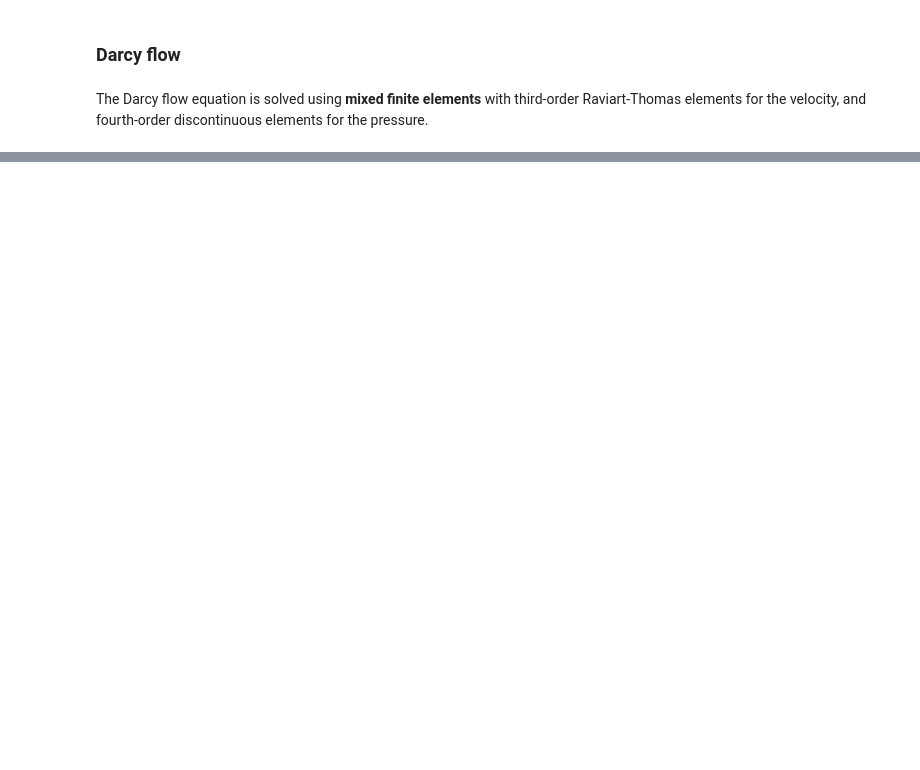
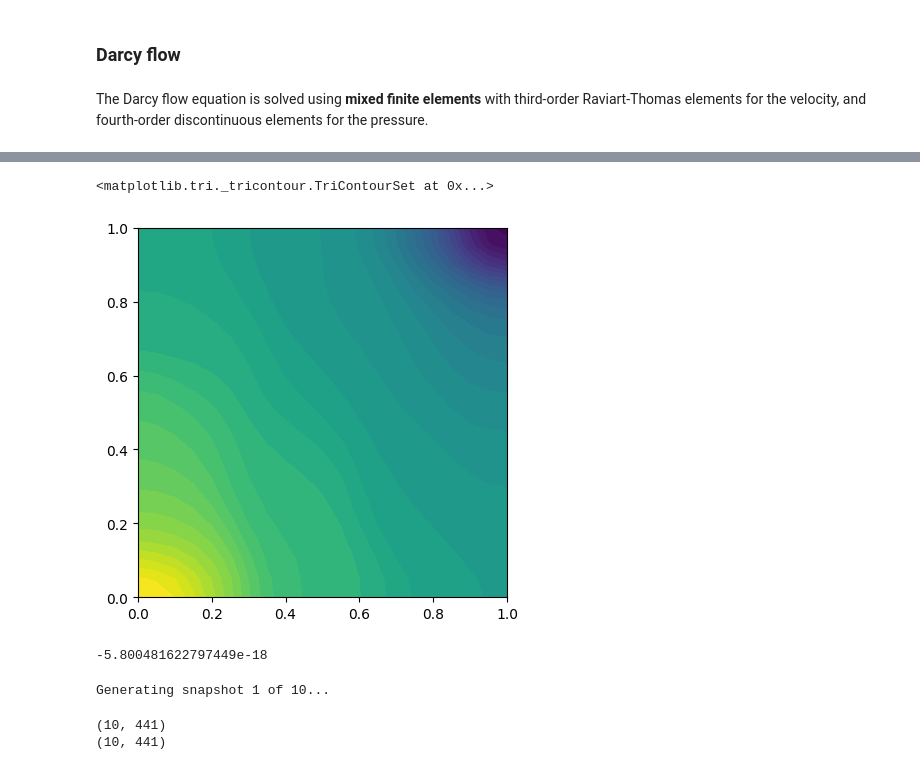
Before and after one commit to FraBet29/APSC_project, a Jupyter notebook: bayesian_network/darcy_flow.ipynb, the cells around one changed output, grey strips where cells are left out. Saved outputs shown, nothing was run; the diff lists cells and outputs as text; code cells hidden in the pictures; blank space fills up the shorter version.

```diff
--- a/bayesian_network/darcy_flow.ipynb
+++ b/bayesian_network/darcy_flow.ipynb
@@ -41,12 +7,0 @@ FE space dimension: 1225
-# %%
-# Input random field definition
-
-l = 0.1 # length scale
-m = 0.0 # kernel mean
-# ker = lambda r: np.exp(- (r - m) ** 2 / l)
-ker = lambda r: np.exp(- np.abs(r - m) / l)
-KLE_dims = [10, 50, 500, 4255]
-K = GaussianRandomField(mesh, kernel=ker, upto=KLE_dims[0]) # dlrom version # Euclidean version
-# K_geo = GaussianRandomField(mesh, kernel=ker, upto=KLE_dims[0], domain=domain) # dlrom version # geodesic version (geodesic_accuracy?) # KeyError: 'stepsize'
-# K = GaussianRandomField(mesh, kernel=ker, upto=KLE_dims[1]) # geogp version # Euclidean version
-clc()
@@ -399,0 +154,63 @@ plt.show()
+# %%
+plot(p)
+# %% [output]
+<matplotlib.tri._tricontour.TriContourSet at 0x...>
+[figure, added]
+# %%
+# Check integral constraint on p
+print(assemble(p * dx(mesh)))
+# %% [output]
+-5.800481622797449e-18
+# %%
+# Generate a toy dataset
+
+n_samples = 10
+
+domain = fe.rectangle((0.0, 0.0), (1.0, 1.0)) # - fe.rectangle((0.3, 0.3), (0.7, 0.7))
+mesh = fe.mesh(domain, stepsize=0.05)
+V = FunctionSpace(mesh, "CG", 1) # used both for p and for the components of u
+
+l = 0.1 # length scale
+ker = lambda r: np.exp(- np.abs(r) / l) # kernel
+KLE_dims = [10, 50, 500, 4255]
+
+G = GaussianRandomField(mesh, kernel=ker, upto=50) # Euclidean version
+# G_geo = GaussianRandomField(mesh, kernel=ker, upto=KLE_dims[0], domain=domain, geodesic_accuracy=0.03) # geodesic version (geodesic_accuracy?) # KeyError: 'stepsize'
+
+K_data = np.zeros((n_samples, G.sample(0).shape[0]))
+p_data = np.zeros((n_samples, V.dim()))
+u_x_data = np.zeros((n_samples, V.dim()))
+u_y_data = np.zeros((n_samples, V.dim()))
+
+snapshots_dir = './snapshots/'
+if not os.path.exists(snapshots_dir):
+    os.makedirs(snapshots_dir)
+
+for n in range(n_samples):
+	if n % 10 == 0:
+		print(f'Generating snapshot {n+1} of {n_samples}...')
+	u, p = Darcy(G, n)
+	u_x = project(u[0], V)
+	u_y = project(u[1], V)
+	K_data[n] = np.exp(G.sample(n))
+	p_data[n] = p.vector().get_local()
+	u_x_data[n] = u_x.vector().get_local()
+	u_y_data[n] = u_y.vector().get_local()
+
+np.save(snapshots_dir+'K.npy', K_data)
+np.save(snapshots_dir+'p.npy', p_data)
+np.save(snapshots_dir+'u_x.npy', u_x_data)
+np.save(snapshots_dir+'u_y.npy', u_y_data)
+# %% [output]
+Generating snapshot 1 of 10...
+# %%
+# Reload data
+
+K_reloaded = np.load(snapshots_dir+'K.npy')
+p_reloaded = np.load(snapshots_dir+'p.npy')
+
+print(K_reloaded.shape)
+print(p_reloaded.shape)
+# %% [output]
+(10, 441)
+(10, 441)
```
Also changed, not shown: parts of 26 cells of this notebook, 4 other files.
